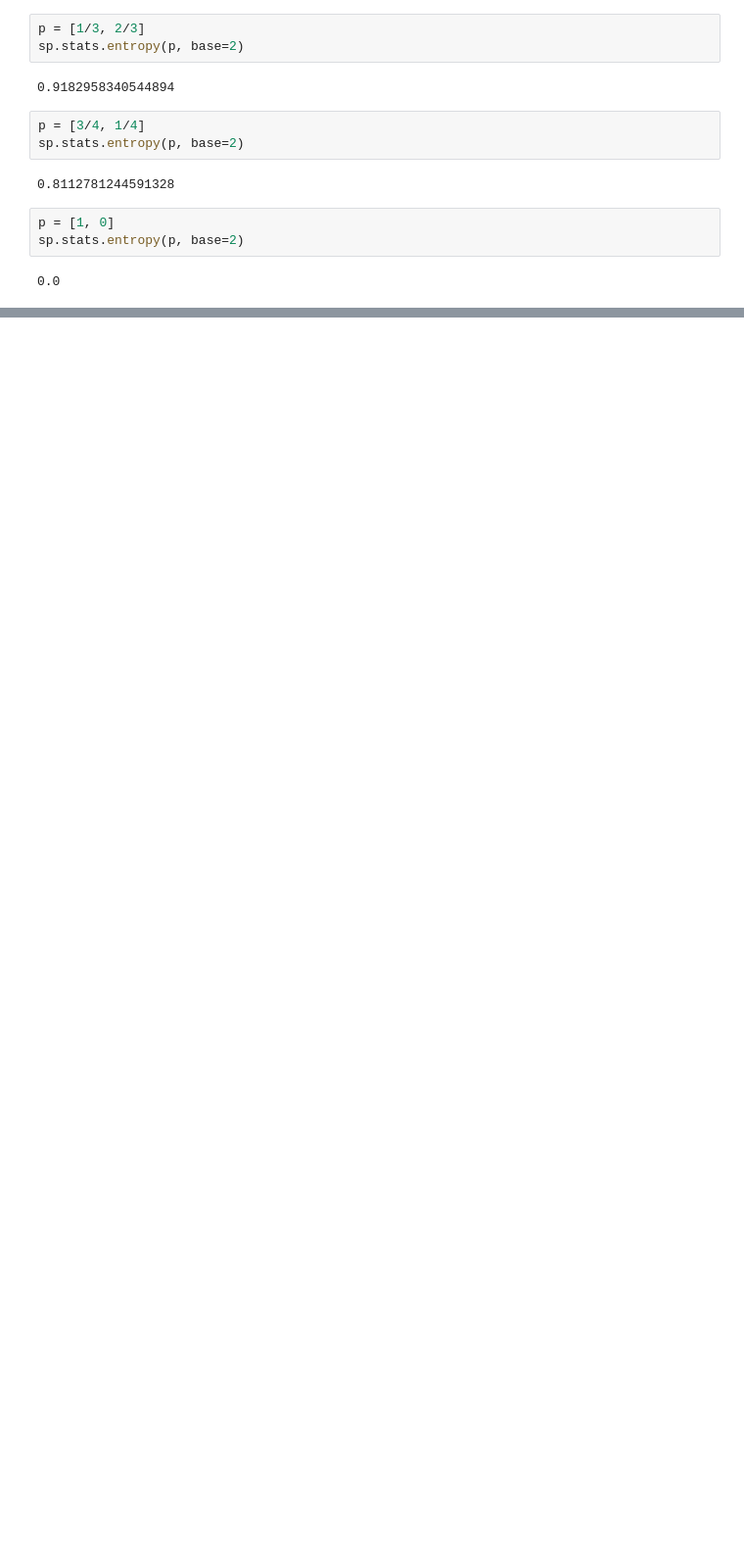
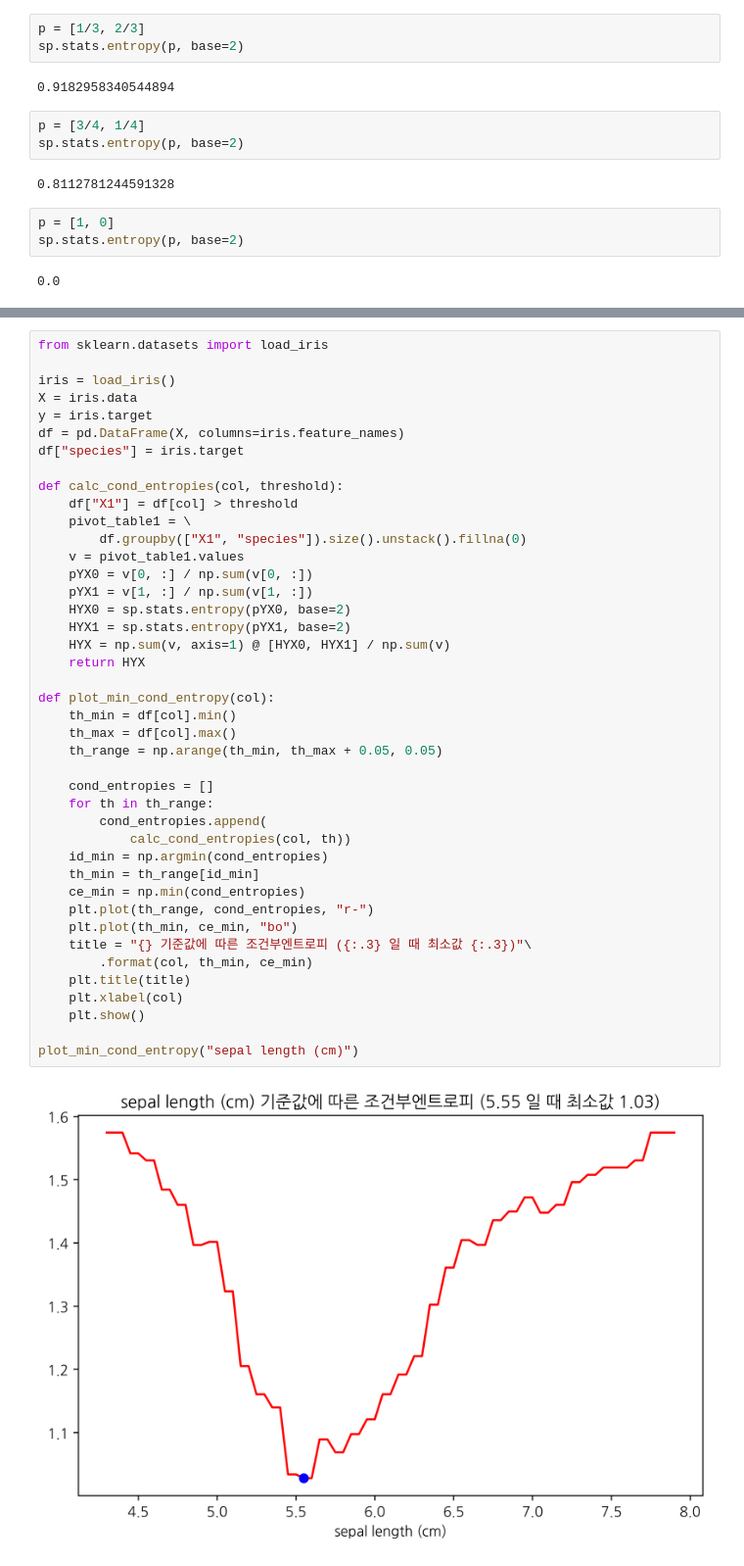
Before and after one commit to Yeongmin1992/Python-Statistics, a Jupyter notebook: statistics/200509-stat.ipynb, the cells around one changed output, grey strips where cells are left out. Shown: that part at 98% size. Saved outputs shown, nothing was run; the diff lists cells and outputs as text; blank space fills up the shorter version.

Commit message:
feat: 200510 statistics learnig
- conditional entropy

```diff
--- a/statistics/200509-stat.ipynb
+++ b/statistics/200509-stat.ipynb
@@ -119,0 +122,44 @@ sp.stats.entropy(p, base=2)
+# %%
+from sklearn.datasets import load_iris
+
+iris = load_iris()
+X = iris.data
+y = iris.target
+df = pd.DataFrame(X, columns=iris.feature_names)
+df["species"] = iris.target
+
+def calc_cond_entropies(col, threshold):
+    df["X1"] = df[col] > threshold
+    pivot_table1 = \
+        df.groupby(["X1", "species"]).size().unstack().fillna(0)
+    v = pivot_table1.values
+    pYX0 = v[0, :] / np.sum(v[0, :])
+    pYX1 = v[1, :] / np.sum(v[1, :])
+    HYX0 = sp.stats.entropy(pYX0, base=2)
+    HYX1 = sp.stats.entropy(pYX1, base=2)
+    HYX = np.sum(v, axis=1) @ [HYX0, HYX1] / np.sum(v)
+    return HYX
+
+def plot_min_cond_entropy(col):
+    th_min = df[col].min()
+    th_max = df[col].max()
+    th_range = np.arange(th_min, th_max + 0.05, 0.05)
+
+    cond_entropies = []
+    for th in th_range:
+        cond_entropies.append(
+            calc_cond_entropies(col, th))
+    id_min = np.argmin(cond_entropies)
+    th_min = th_range[id_min]
+    ce_min = np.min(cond_entropies)
+    plt.plot(th_range, cond_entropies, "r-")
+    plt.plot(th_min, ce_min, "bo")
+    title = "{} 기준값에 따른 조건부엔트로피 ({:.3} 일 때 최소값 {:.3})"\
+        .format(col, th_min, ce_min)
+    plt.title(title)
+    plt.xlabel(col)
+    plt.show()
+
+plot_min_cond_entropy("sepal length (cm)")
+# %% [output]
+[figure, added]
```
Also changed, not shown: parts of 1 cell of this notebook.
